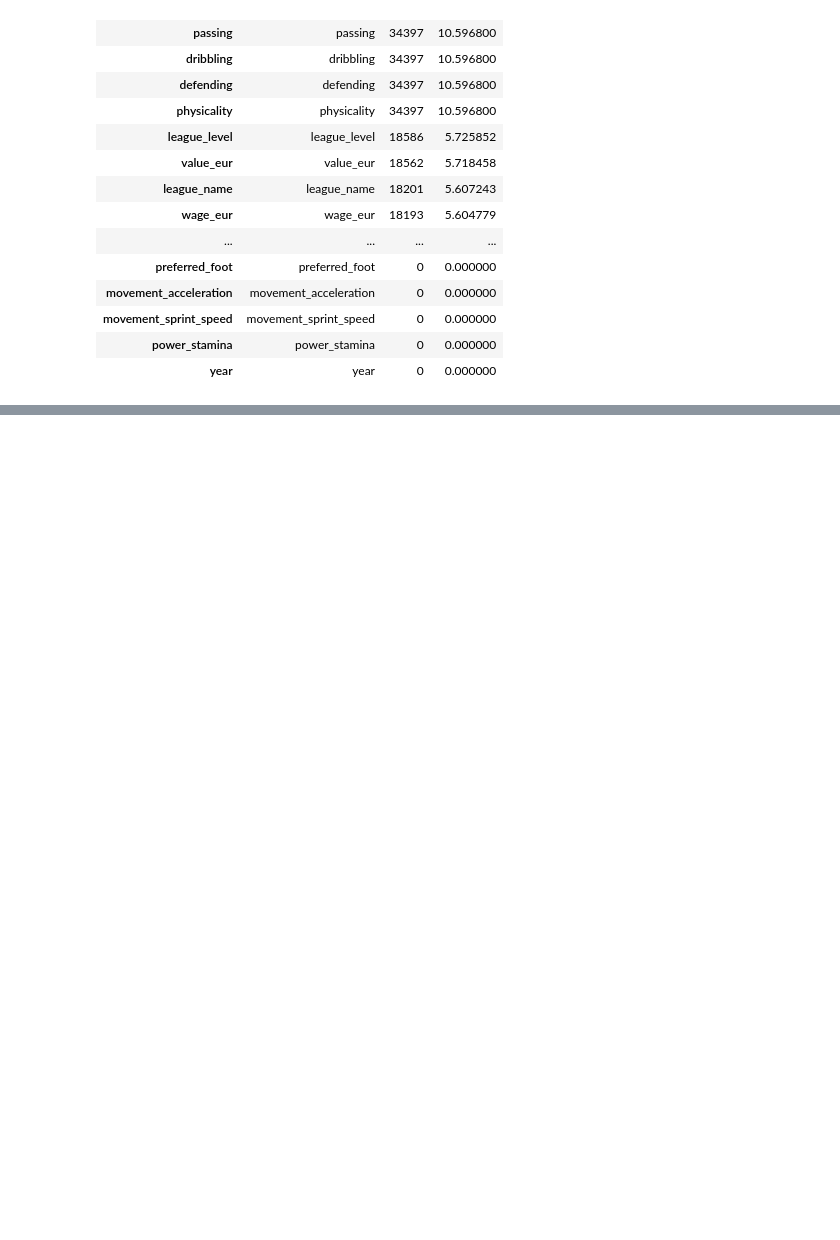
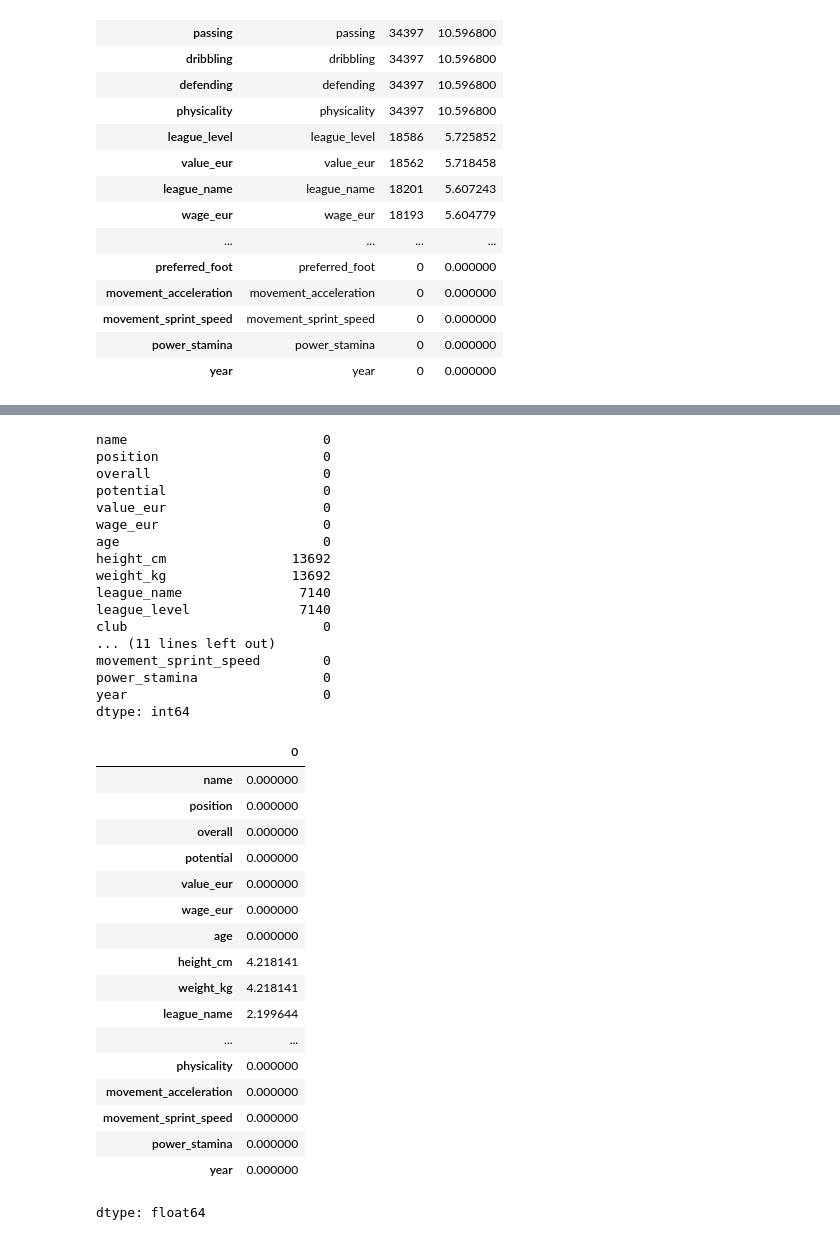
Before and after one commit to MarcosZam13/DataAnalystProject, a Jupyter notebook: DataAnalystProject.ipynb, the cells around one changed output, grey strips where cells are left out. Saved outputs shown, nothing was run; the diff lists cells and outputs as text; code cells hidden in the pictures; blank space fills up the shorter version.

```diff
--- a/DataAnalystProject.ipynb
+++ b/DataAnalystProject.ipynb
@@ -370,0 +409,59 @@ reporte_nulos
+# %%
+#Se analizó que los nulos eran de porteros, entonces se les coloca 0
+df_total.loc[df_total["position"] == "GK", stats] = 0
+# %%
+#Se imputa el potencial con respecto al overall
+df_total["potential"] = df_total.groupby("overall")["potential"].transform(
+    lambda x: x.fillna(x.median())
+)
+# %%
+#Cada club pertenece a una liga entonces se hace un busqueda para rellenar el nombre de la liga:
+club_league_map = df_total.groupby("club")["league_name"].agg(lambda x: x.mode().iloc[0] if not x.mode().empty else None)
+
+df_total["league_name"] = df_total["league_name"].fillna(df_total["club"].map(club_league_map))
+# %%
+#Misma lógica para el league_level
+club_level_map = df_total.groupby("club")["league_level"].agg(lambda x: x.mode().iloc[0] if not x.mode().empty else None)
+
+df_total["league_level"] = df_total["league_level"].fillna(df_total["club"].map(club_level_map))
+# %%
+nulos = df_total.isnull().sum()
+print(nulos)
+
+(df_total.isnull().sum() / len(df_total)) * 100
+# %% [output]
+name                         0
+position                     0
+overall                      0
+potential                    0
+value_eur                    0
+wage_eur                     0
+age                          0
+height_cm                13692
+weight_kg                13692
+league_name               7140
+league_level              7140
+club                         0
+... (11 lines left out)
+movement_sprint_speed        0
+power_stamina                0
+year                         0
+dtype: int64
+|  | 0 |
+| name | 0.000000 |
+| position | 0.000000 |
+| overall | 0.000000 |
+| potential | 0.000000 |
+| value_eur | 0.000000 |
+| wage_eur | 0.000000 |
+| age | 0.000000 |
+| height_cm | 4.218141 |
+| weight_kg | 4.218141 |
+| league_name | 2.199644 |
+| ... | ... |
+| physicality | 0.000000 |
+| movement_acceleration | 0.000000 |
+| movement_sprint_speed | 0.000000 |
+| power_stamina | 0.000000 |
+| year | 0.000000 |
+dtype: float64
```
Also changed, not shown: parts of 15 cells of this notebook.
